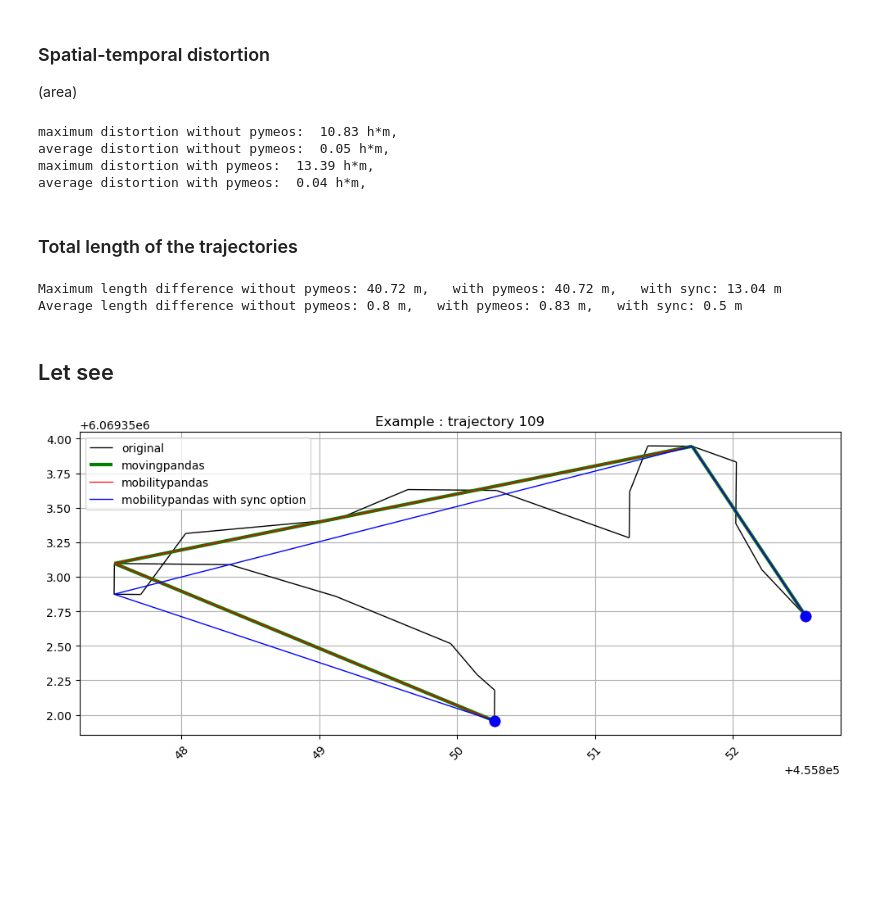
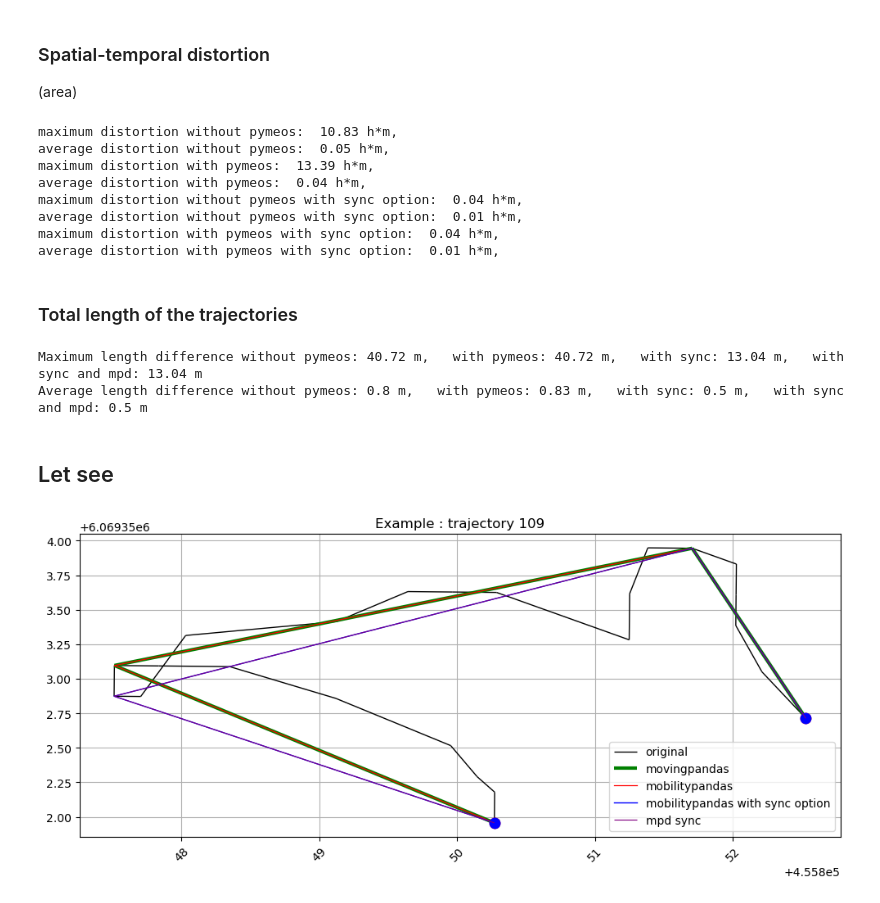
Before and after one commit to SophiedeVirieu/MobilityPandas, a Jupyter notebook: tutorials/benchmark/simplify_dp.ipynb, the cells around one changed output. Drawn from its saved outputs; the diff is of its cells as text; code cells hidden in the pictures; blank space fills up the shorter version.

```diff
--- a/tutorials/benchmark/simplify_dp.ipynb
+++ b/tutorials/benchmark/simplify_dp.ipynb
@@ -244,8 +254,13 @@ kept_points_sync = 0
 for traj in simplified_sync :
     kept_points_sync += traj.num_instants()
 
-print("Percentage of points kept : (without pymeos, with pymeos, with sync)")
+kept_points_sync_mpd = 0
+for traj in simplified_sync_mpd.trajectories :
+    kept_points_sync_mpd += traj.size()
+
+print("Percentage of points kept : (without pymeos, with pymeos, with sync, with sync of MovingPandas)")
 print(np.round(kept_points_without*100/nb_points, 2), '%,  ',
       np.round(kept_points_with*100/nb_points, 2), '%,  ',
-      np.round(kept_points_sync*100/nb_points, 2), '%',  )
+      np.round(kept_points_sync*100/nb_points, 2), '%',
+      np.round(kept_points_sync_mpd*100/nb_points, 2), '%')
 # %% [output]
@@ -420,50 +441,64 @@ print("average distortion without pymeos: ", round(np.mean(distortion_without),
 
 print("maximum distortion with pymeos: ", round(max(distortion_with), 2), 'h*m,  ')
 print("average distortion with pymeos: ", round(np.mean(distortion_with), 2), 'h*m,  ')
+
+print("maximum distortion without pymeos with sync option: ", round(max(distortion_sync_mpd), 2), 'h*m,  ')
+print("average distortion without pymeos with sync option: ", round(np.mean(distortion_sync_mpd), 2), 'h*m,  ')
+
+print("maximum distortion with pymeos with sync option: ", round(max(distortion_sync), 2), 'h*m,  ')
+print("average distortion with pymeos with sync option: ", round(np.mean(distortion_sync), 2), 'h*m,  ')
 # %% [output]
 maximum distortion without pymeos:  10.83 h*m,
 average distortion without pymeos:  0.05 h*m,
 maximum distortion with pymeos:  13.39 h*m,
 average distortion with pymeos:  0.04 h*m,
+maximum distortion without pymeos with sync option:  0.04 h*m,
+average distortion without pymeos with sync option:  0.01 h*m,
+maximum distortion with pymeos with sync option:  0.04 h*m,
+average distortion with pymeos with sync option:  0.01 h*m,
 # %% [markdown]
 ### Total length of the trajectories
 # %%
 list_of_mmsi = [traj.id for traj in trajectories_without]
 
-diff_without, diff_with, diff_with_sync = [], [], []
+diff_without, diff_with, diff_sync, diff_sync_mpd = [], [], [], []
 for i in range(len(trajectories_without.trajectories)):
       m = list_of_mmsi[i]
       lo = round(trajectories_without.trajectories[i].get_length(), 2)
       lwithout = round(simplified_without.trajectories[i].get_length(), 2)
       lwith2 = round(simplified_with[m].length(), 2)
       lsync = round(simplified_sync[m].length(), 2)
+      lsync_mpd = round(simplified_sync_mpd.trajectories[i].get_length(), 2)
 
       diff_without.append(abs(lo-lwithout))
       diff_with.append(abs(lo-lwith2))
-      diff_with_sync.append(abs(lo-lsync))
+      diff_sync.append(abs(lo-lsync))
+      diff_sync_mpd.append(abs(lo-lsync_mpd))
 
-print(f"Maximum length difference without pymeos: {round(max(diff_without), 2)} m,   with pymeos: {round(max(diff_with), 2)} m,   with sync: {round(max(diff_with_sync), 2)} m")
-print(f"Average length difference without pymeos: {round(np.mean(diff_without), 2)} m,   with pymeos: {round(np.mean(diff_with), 2)} m,   with sync: {round(np.mean(diff_with_sync), 2)} m")
+
+print(f"Maximum length difference without pymeos: {round(max(diff_without), 2)} m,   with pymeos: {round(max(diff_with), 2)} m,   with sync: {round(max(diff_sync), 2)} m,   with sync and mpd: {round(max(diff_sync_mpd), 2)} m ")
+print(f"Average length difference without pymeos: {round(np.mean(diff_without), 2)} m,   with pymeos: {round(np.mean(diff_with), 2)} m,   with sync: {round(np.mean(diff_sync), 2)} m,   with sync and mpd: {round(np.mean(diff_sync_mpd), 2)} m")
 # %% [output]
-Maximum length difference without pymeos: 40.72 m,   with pymeos: 40.72 m,   with sync: 13.04 m
-Average length difference without pymeos: 0.8 m,   with pymeos: 0.83 m,   with sync: 0.5 m
+Maximum length difference without pymeos: 40.72 m,   with pymeos: 40.72 m,   with sync: 13.04 m,   with sync and mpd: 13.04 m
+Average length difference without pymeos: 0.8 m,   with pymeos: 0.83 m,   with sync: 0.5 m,   with sync and mpd: 0.5 m
 # %% [markdown]
 ## Let see
 # %%
 # Plot one trajectory
 
 # n=109 is a good one
 n=109
 m = [traj.id for traj in trajectories_without][n] # the corresponding MMSI
 
 fig, ax = plt.subplots(figsize=(12, 8))
 trajectories_without.trajectories[n].plot(color='black', label='original', linewidth=1, ax=ax)
 simplified_without.trajectories[n].plot(color='green', label='movingpandas', ax=ax, linewidth=3)
 simplified_with[m].plot(color='red', label='mobilitypandas', linewidth=0.9)
 simplified_sync[m].plot(color='blue', label='mobilitypandas with sync option', linewidth=1)
+simplified_sync_mpd.trajectories[n].plot(color='purple', label="mpd sync", ax=ax, linewidth=0.8)
 
 plt.title("Example : trajectory {0}".format(n))
 plt.legend()
 plt.show()
 # %% [output]
-[figure, old version]
+[figure, new version]
```
Also changed, not shown: parts of 12 cells of this notebook.
